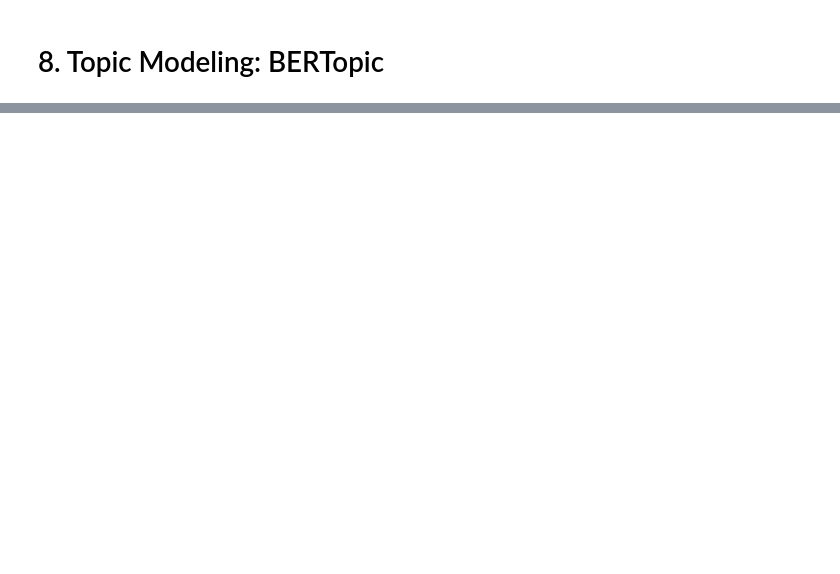
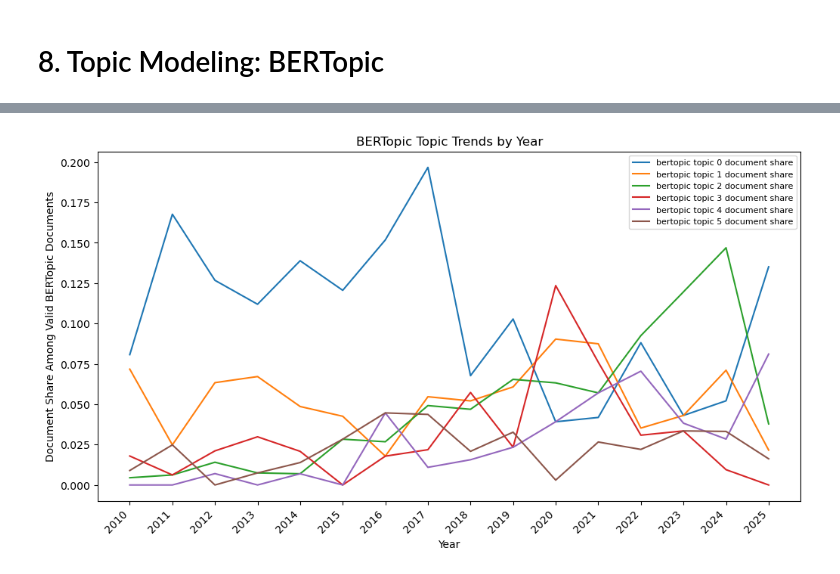
Before and after one commit to YoungbokYi/Text-Mining-FCC-Documents, a Jupyter notebook: Trend_Analysis.ipynb, the cells around one changed output, grey strips where cells are left out. Saved outputs shown, nothing was run; the diff lists cells and outputs as text; code cells hidden in the pictures; blank space fills up the shorter version.

```diff
--- a/Trend_Analysis.ipynb
+++ b/Trend_Analysis.ipynb
@@ -2323,0 +2505,26 @@ plot_lines(
+# %%
+bertopic_topic_ids = sorted([
+    int(topic_id)
+    for topic_id in bertopic_topic_info['Topic'].unique()
+    if topic_id != -1
+])
+
+bertopic_topic_word_rows = []
+
+for topic_id in bertopic_topic_ids:
+    topic_terms = bertopic_model.get_topic(topic_id) or []
+
+    for rank, (term, weight) in enumerate(topic_terms, start=1):
+        bertopic_topic_word_rows.append({
+            'topic': topic_id,
+            'rank': rank,
+            'term': term,
+            'weight': float(weight),
+        })
+
+bertopic_topic_words = pd.DataFrame(
+    bertopic_topic_word_rows,
+    columns=['topic', 'rank', 'term', 'weight']
+)
+
+bertopic_topic_words
@@ -2323,0 +2712,4 @@ plot_lines(
+# %%
+bertopic_topic_trend_by_year = bertopic_topic_trend_by_period(df, 'year', bertopic_topic_ids)
+
+bertopic_topic_trend_by_year
@@ -2323,0 +2771,16 @@ plot_lines(
+# %%
+bertopic_topic_trend_cols = [
+    f'bertopic_topic_{topic_id}_document_share'
+    for topic_id in bertopic_topic_ids
+]
+# %%
+plot_lines(
+    bertopic_topic_trend_by_year,
+    'year',
+    bertopic_topic_trend_cols,
+    'BERTopic Topic Trends by Year',
+    'Document Share Among Valid BERTopic Documents',
+    top_n=BERTOPIC_TOP_N_TREND_TOPICS
+)
+# %% [output]
+[figure, added]
```
Also changed, not shown: parts of 60 cells of this notebook.
